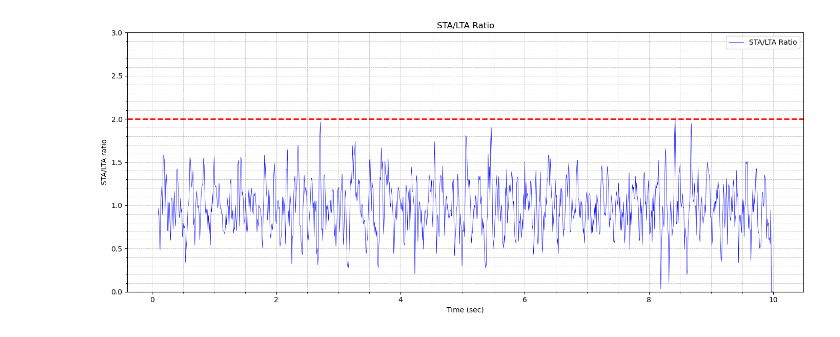
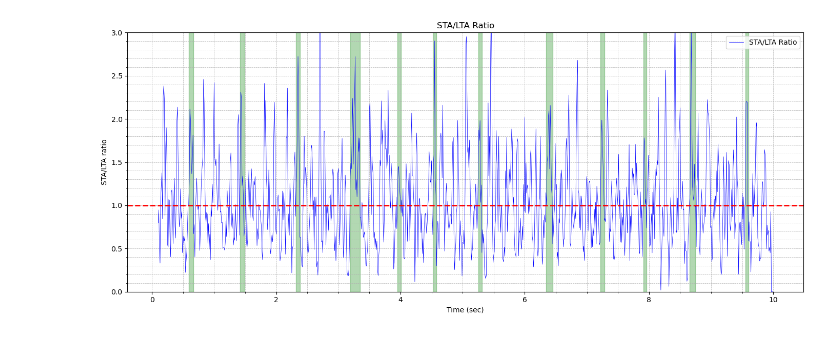
Before and after one commit to Unmel5/mines-geophysics, a Jupyter notebook: Visualizations.ipynb, the cells around one changed output. Drawn from its saved outputs; the diff is of its cells as text; code cells hidden in the pictures.

```diff
--- a/Visualizations.ipynb
+++ b/Visualizations.ipynb
@@ -46,11 +66,9 @@ def staltatrigger(timeseries, samplingrate, stawindowduration, ltawindowduration
         sta = stavalues[i - ltawindowlength]
         lta = ltavalues[i - ltawindowlength]
 
-        # Calculate the STA/LTA ratio using the provided formula by Dr. Martin
-        if lta != 0 and sta != 0:
-            ratio[i - ltawindowlength] = ((1 / lta) * (n * 2 + (lta - n) * 1)) / ((1 / sta) * (n * 2 + (sta - n) * 1))
-        else:
-            ratio[i - ltawindowlength] = 0
+
+
+        ratio = stavalues / ltavalues
 
     # Event detection based on STA/LTA ratio, if either STA/LTA is zero, th ratio is zero
     events = []
@@ -79,7 +97,7 @@ samplingrate = 100.0  # Hz
 stawindowduration = 0.03  #30 ms (120 samples)
 ltawindowduration = 0.1  # 100ms (400 samples)
 stepsizeduration = 0.01  # in seconds (10 ms)
-detection_threshold = 2.00  # STA/LTA detection threshold
+detection_threshold = 1.00  # STA/LTA detection threshold
 
 
 
@@ -90,31 +108,31 @@ timeseries = np.random.randn(1000)
 # Apply STA/LTA method
 sta, lta, staltaratio, events = staltatrigger(timeseries, samplingrate, stawindowduration, ltawindowduration, stepsizeduration, detection_threshold)
 
 # Define time array for plotting
 ltawindowlength = int(ltawindowduration * samplingrate)  # Redefine here for usage
 stepsizesamples = int(stepsizeduration * samplingrate)   # Redefine here for usage
 time = np.arange(len(timeseries)) / samplingrate
 time_stalta = time[ltawindowlength:ltawindowlength + len(sta) * stepsizesamples:stepsizesamples]
 
 # Plotting the results
 plt.figure(figsize=(14, 6))
 
 # Plot STA/LTA ratio
 plt.plot(time_stalta, staltaratio, label='STA/LTA Ratio', color='blue', linewidth=0.5)
 plt.axhline(y=detection_threshold, color='red', linestyle='--', linewidth=2)  # Add detection threshold line
 plt.title('STA/LTA Ratio')
 plt.xlabel('Time (sec)')
 plt.ylabel('STA/LTA ratio')
 plt.ylim(0, 3)
 plt.grid(True, which='both', linestyle='--', linewidth=0.5)
 plt.minorticks_on()
 plt.legend()
 
 # Mark detected events
 for event in events:
     plt.axvspan(time_stalta[event[0]], time_stalta[event[1]], color='green', alpha=0.3)
 
 plt.tight_layout()
 plt.show()
 # %% [output]
-[figure, old version]
+[figure, new version]
```
Also changed, not shown: parts of 3 cells of this notebook.
